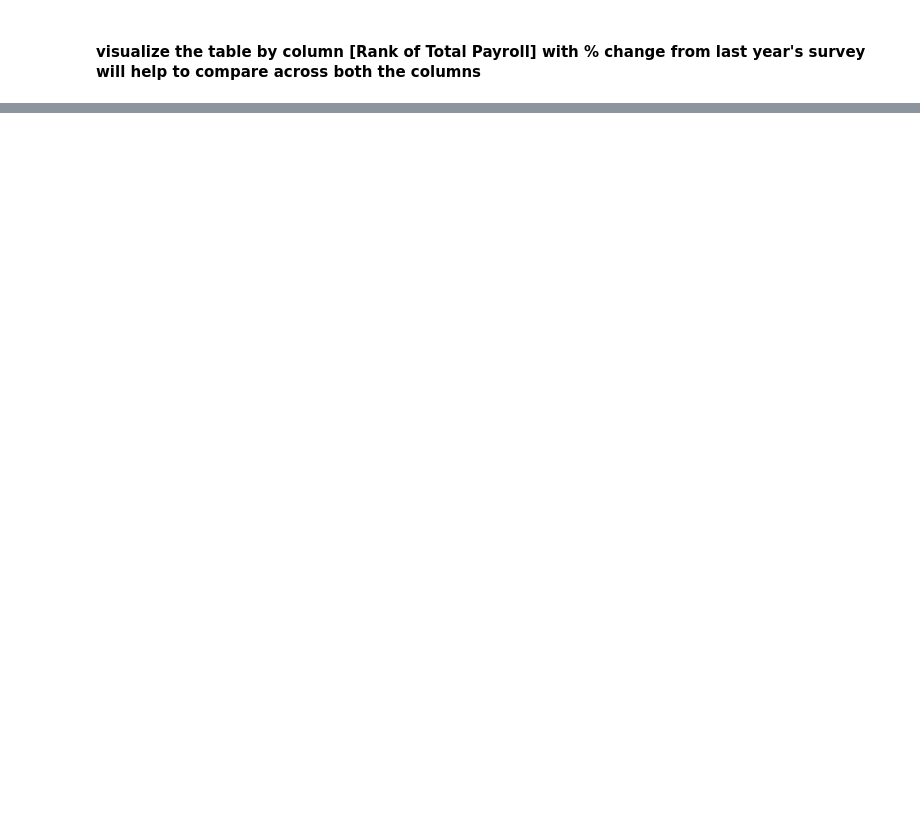
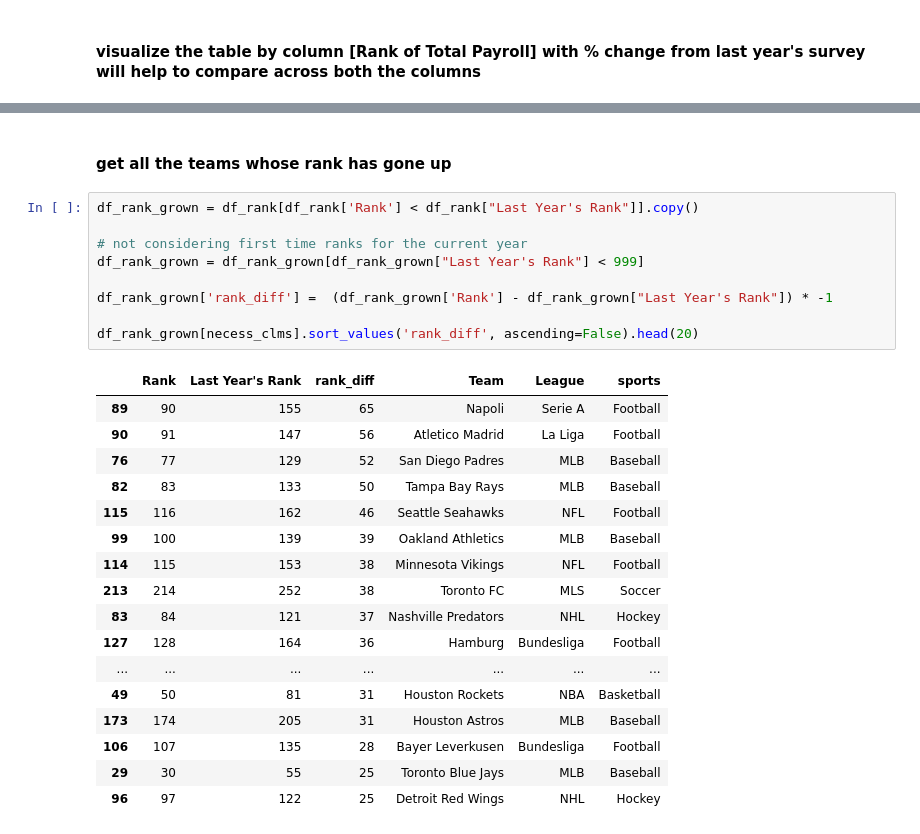
Before and after one commit to NAnnamalai/python_data_analysis, a Jupyter notebook: look_into_league_finances.ipynb, the cells around one changed output, grey strips where cells are left out. Drawn from its saved outputs; the diff is of its cells as text; blank space fills up the shorter version.

```diff
--- a/look_into_league_finances.ipynb
+++ b/look_into_league_finances.ipynb
@@ -144,0 +197,29 @@ u'<style  type="text/css" >\n    #T_feefe19e_dcc2_11e8_b07c_68f728df4f92row0_col
+# %% [markdown]
+#### get all the teams whose rank has gone up
+# %%
+df_rank_grown = df_rank[df_rank['Rank'] < df_rank["Last Year's Rank"]].copy()
+
+# not considering first time ranks for the current year
+df_rank_grown = df_rank_grown[df_rank_grown["Last Year's Rank"] < 999]
+
+df_rank_grown['rank_diff'] =  (df_rank_grown['Rank'] - df_rank_grown["Last Year's Rank"]) * -1
+
+df_rank_grown[necess_clms].sort_values('rank_diff', ascending=False).head(20)
+# %% [output]
+|  | Rank | Last Year's Rank | rank_diff | Team | League | sports |
+| 89 | 90 | 155 | 65 | Napoli | Serie A | Football |
+| 90 | 91 | 147 | 56 | Atletico Madrid | La Liga | Football |
+| 76 | 77 | 129 | 52 | San Diego Padres | MLB | Baseball |
+| 82 | 83 | 133 | 50 | Tampa Bay Rays | MLB | Baseball |
+| 115 | 116 | 162 | 46 | Seattle Seahawks | NFL | Football |
+| 99 | 100 | 139 | 39 | Oakland Athletics | MLB | Baseball |
+| 114 | 115 | 153 | 38 | Minnesota Vikings | NFL | Football |
+| 213 | 214 | 252 | 38 | Toronto FC | MLS | Soccer |
+| 83 | 84 | 121 | 37 | Nashville Predators | NHL | Hockey |
+| 127 | 128 | 164 | 36 | Hamburg | Bundesliga | Football |
+| ... | ... | ... | ... | ... | ... | ... |
+| 49 | 50 | 81 | 31 | Houston Rockets | NBA | Basketball |
+| 173 | 174 | 205 | 31 | Houston Astros | MLB | Baseball |
+| 106 | 107 | 135 | 28 | Bayer Leverkusen | Bundesliga | Football |
+| 29 | 30 | 55 | 25 | Toronto Blue Jays | MLB | Baseball |
+| 96 | 97 | 122 | 25 | Detroit Red Wings | NHL | Hockey |
```
Also changed, not shown: parts of 9 cells of this notebook.
